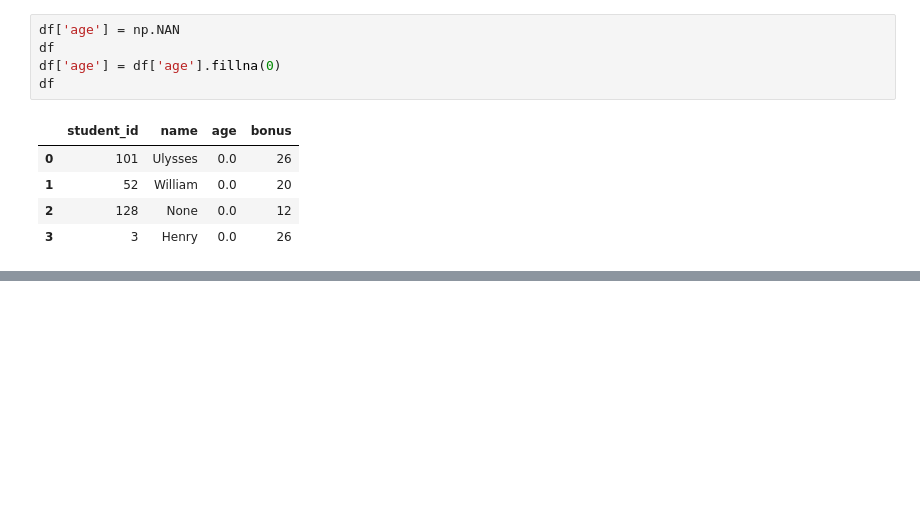
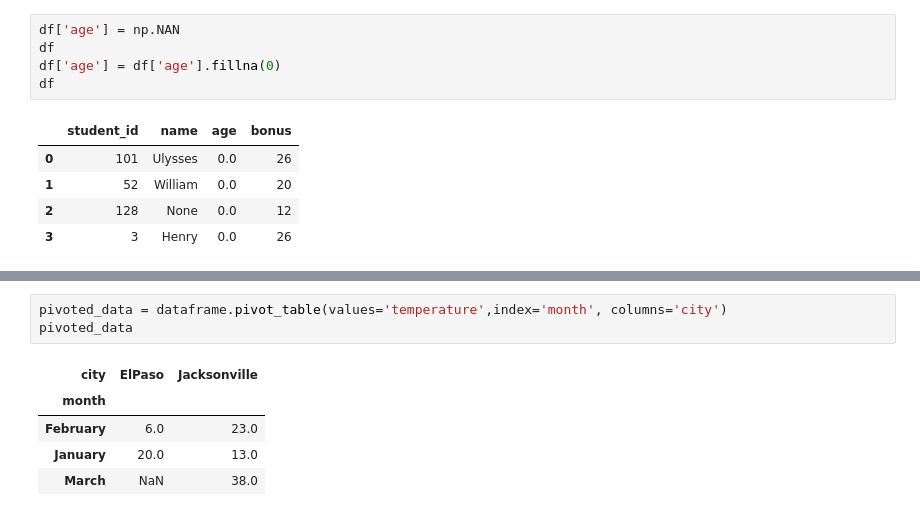
Before and after one commit to AfsalAfzz-Pro/data-science-learning, a Jupyter notebook: pandas library/pandas learning.ipynb, the cells around one changed output, grey strips where cells are left out. Cells and saved outputs as stored; diff of their text form; blank space fills up the shorter version.

```diff
--- a/pandas library/pandas learning.ipynb
+++ b/pandas library/pandas learning.ipynb
@@ -208,0 +221,9 @@ df
+# %%
+pivoted_data = dataframe.pivot_table(values='temperature',index='month', columns='city')
+pivoted_data
+# %% [output]
+| city | ElPaso | Jacksonville |
+| month |  |  |
+| February | 6.0 | 23.0 |
+| January | 20.0 | 13.0 |
+| March | NaN | 38.0 |
```
Also changed, not shown: parts of 11 cells of this notebook, 4 other files.
